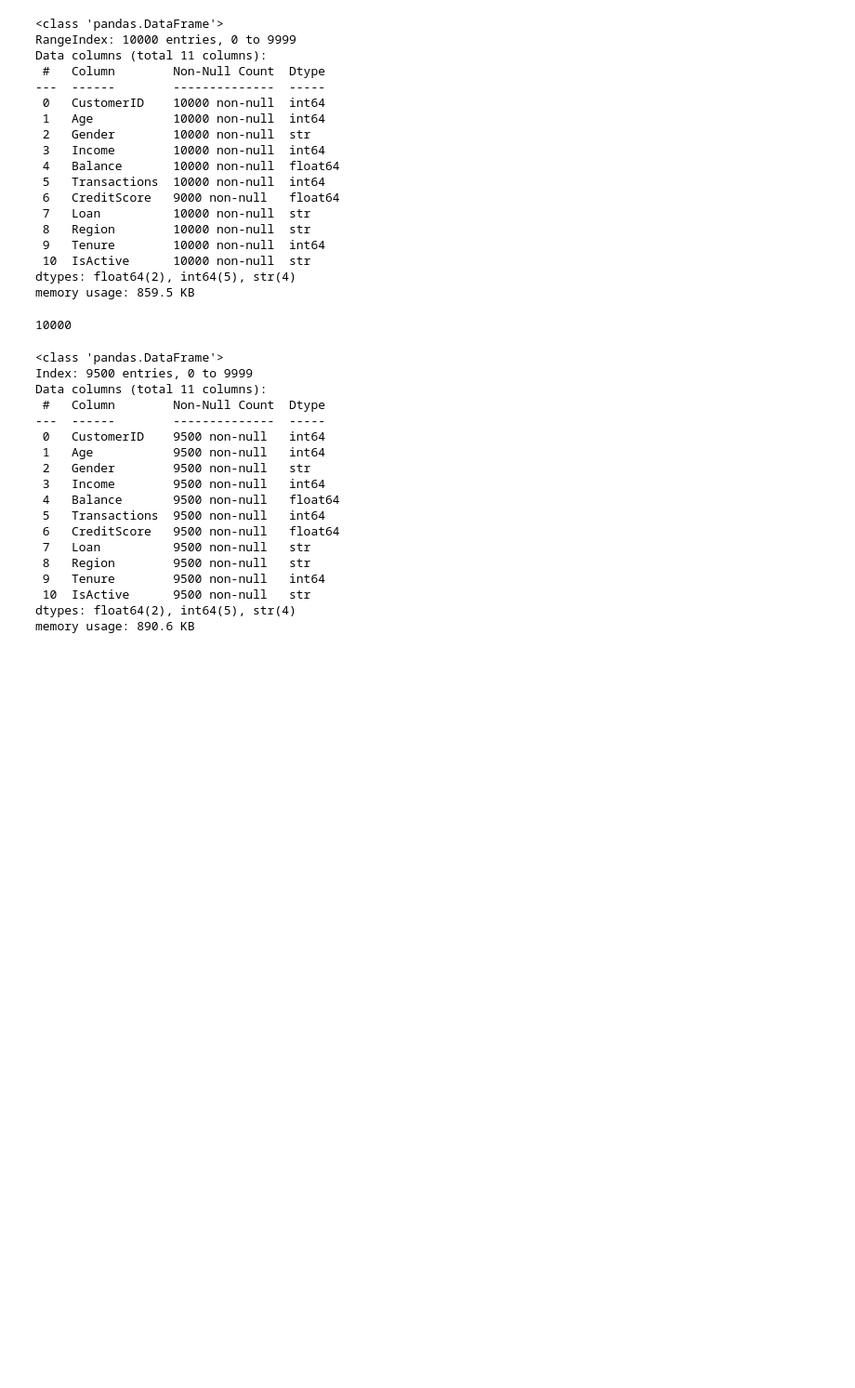
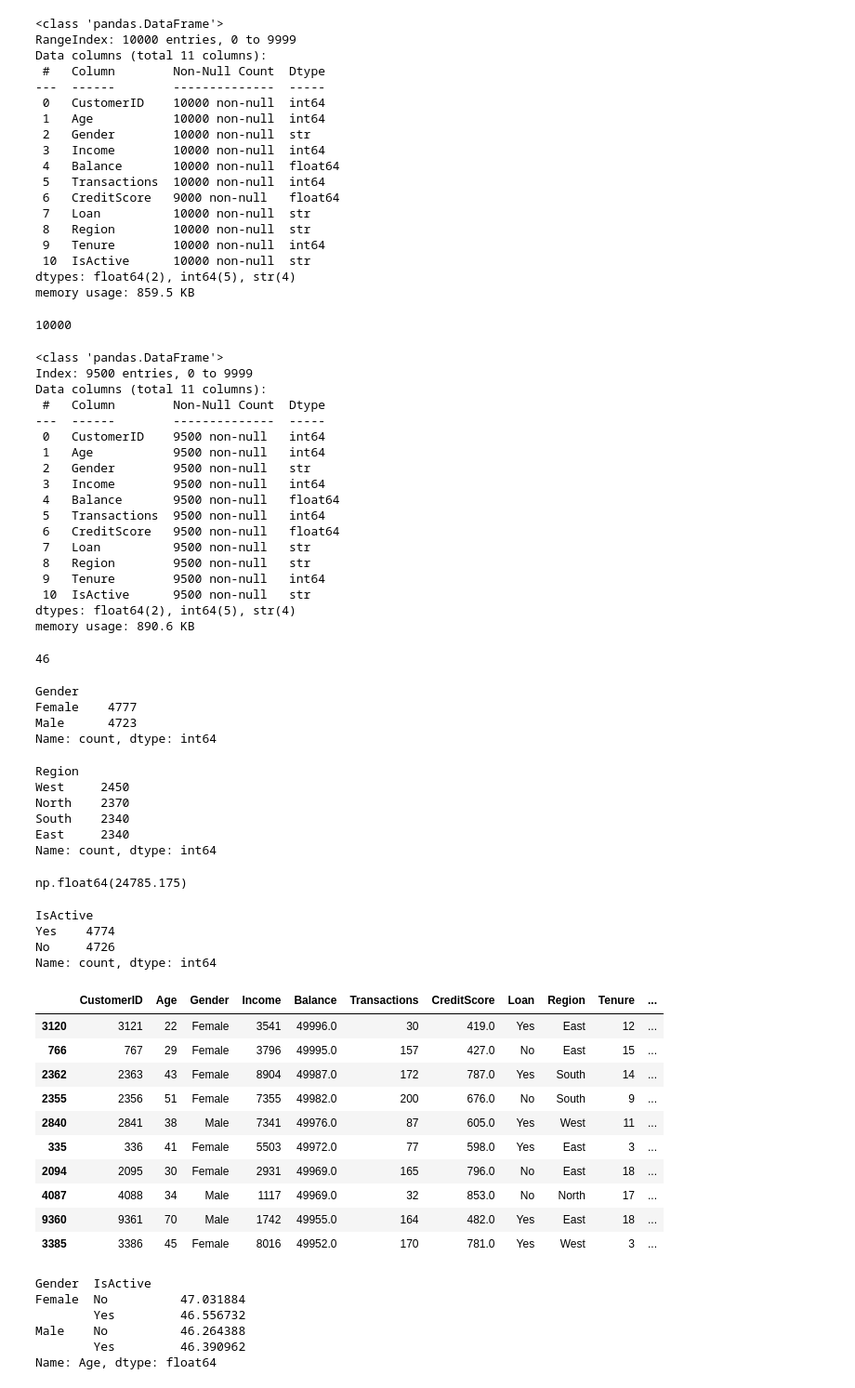
Before and after one commit to 07rauf/bank-data-analysis, a Jupyter notebook: analysis.ipynb, the cells around one changed output. Shown at 93% size. Saved outputs shown, nothing was run; the diff lists cells and outputs as text; code cells hidden in the pictures; blank space fills up the shorter version.

```diff
--- a/analysis.ipynb
+++ b/analysis.ipynb
@@ -78,3 +78,64 @@ Data columns (total 11 columns):
  10  IsActive      9500 non-null   str
 dtypes: float64(2), int64(5), str(4)
 memory usage: 890.6 KB
+# %%
+# Average Age
+int(data['Age'].mean())
+# %% [output]
+46
+# %%
+# Gender counts
+data['Gender'].value_counts()
+# %% [output]
+Gender
+Female    4777
+Male      4723
+Name: count, dtype: int64
+# %%
+# Number of customers by region
+data['Region'].value_counts()
+# %% [output]
+Region
+West     2450
+North    2370
+South    2340
+East     2340
+Name: count, dtype: int64
+# %%
+# Average Balance
+round(data['Balance'].mean(),3)
+# %% [output]
+np.float64(24785.175)
+# %%
+# Active vs Inactive
+data['IsActive'].value_counts()
+# %% [output]
+IsActive
+Yes    4774
+No     4726
+Name: count, dtype: int64
+# %%
+# Top 10 customers with the highest balance
+data.sort_values(by='Balance',ascending=False).head(10)
+# %% [output]
+|  | CustomerID | Age | Gender | Income | Balance | Transactions | CreditScore | Loan | Region | Tenure | ... |
+| 3120 | 3121 | 22 | Female | 3541 | 49996.0 | 30 | 419.0 | Yes | East | 12 | ... |
+| 766 | 767 | 29 | Female | 3796 | 49995.0 | 157 | 427.0 | No | East | 15 | ... |
+| 2362 | 2363 | 43 | Female | 8904 | 49987.0 | 172 | 787.0 | Yes | South | 14 | ... |
+| 2355 | 2356 | 51 | Female | 7355 | 49982.0 | 200 | 676.0 | No | South | 9 | ... |
+| 2840 | 2841 | 38 | Male | 7341 | 49976.0 | 87 | 605.0 | Yes | West | 11 | ... |
+| 335 | 336 | 41 | Female | 5503 | 49972.0 | 77 | 598.0 | Yes | East | 3 | ... |
+| 2094 | 2095 | 30 | Female | 2931 | 49969.0 | 165 | 796.0 | No | East | 18 | ... |
+| 4087 | 4088 | 34 | Male | 1117 | 49969.0 | 32 | 853.0 | No | North | 17 | ... |
+| 9360 | 9361 | 70 | Male | 1742 | 49955.0 | 164 | 482.0 | Yes | East | 18 | ... |
+| 3385 | 3386 | 45 | Female | 8016 | 49952.0 | 170 | 781.0 | Yes | West | 3 | ... |
+# %%
+# Average age by gender and activity status
+data.groupby(['Gender','IsActive'])["Age"].mean()
+# %% [output]
+Gender  IsActive
+Female  No          47.031884
+        Yes         46.556732
+Male    No          46.264388
+        Yes         46.390962
+Name: Age, dtype: float64
```
Also changed, not shown: parts of 11 cells of this notebook, 1 other file.
